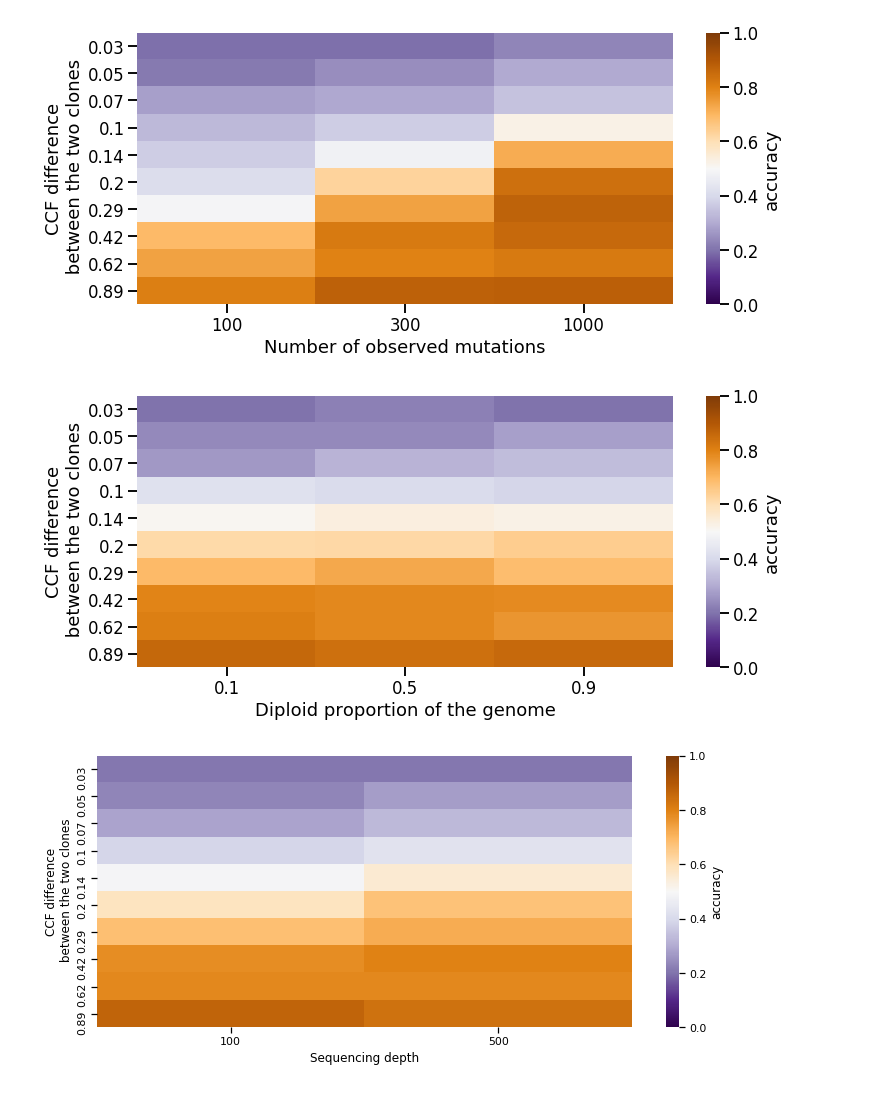
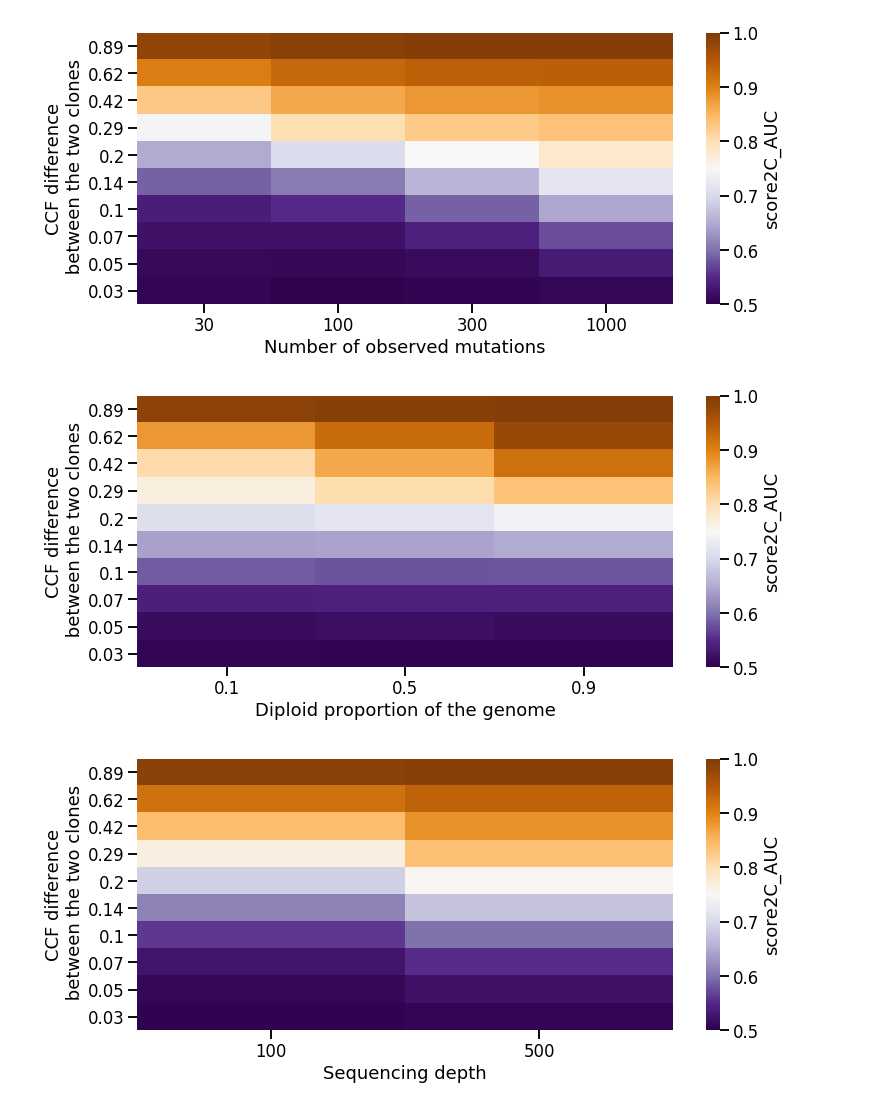
Before and after one commit to judithabk6/Clonesig_analysis, a Jupyter notebook: paper_notebooks/clonesig_separation_power.ipynb, the cells around one changed output. Saved outputs shown, nothing was run; the diff lists cells and outputs as text; code cells hidden in the pictures.

```diff
--- a/paper_notebooks/clonesig_separation_power.ipynb
+++ b/paper_notebooks/clonesig_separation_power.ipynb
@@ -12,21 +12,22 @@ import numpy as np
 import pandas as pd
 import os
 from statsmodels.stats.multitest import multipletests
-
+from pathlib import Path
 
 pd.options.display.max_columns = 200
 
 method_color_dict = {'ccube': '#548ebb', 'clonesig': '#fc9d53',
                      'deconstructsigs':'#793d66', 'palimpsest':'#e45683',
                      'pyclone': '#87d0bd', 'sciclone': '#e1f5aa',
-                     'tracksig': '#c4c3f9'}
+                     'tracksig': '#c4c3f9', 'tracksigfreq': '#8942fc'}
 hatch_dict = {'prefit': '/', 'cancertype': '.', 'cancer_type': '.',
              'all': '', 'all_nuclonal': '+'}
 sns.set_context("poster", font_scale=2)
 mpl.rcParams['hatch.linewidth'] = 3
 pd.options.display.max_columns = 200
-phd_folder_path = '/Users/JudithAbecassis/Documents/PhD'
-os.chdir('{}/TCGA_signatures'.format(phd_folder_path))
+os.chdir('..')
+output_path = '20200515_paper_figures/power_eval'
+Path(output_path).mkdir(parents=True, exist_ok=True)
 import warnings
 warnings.filterwarnings("ignore")
 # %%
@@ -48,7 +49,7 @@ $( document ).ready(code_toggle);
 # %% [output]
 [interactive output not drawn]
 # %%
-clonesig_res = pd.read_csv('201907805_eval_clonesig_power_2clones.csv', sep='\t')
+clonesig_res = pd.read_csv('20200513_eval_clonesig_power_2clones.csv', sep='\t')
 # %%
 clonesig_res = clonesig_res.assign(phi_dist=np.round(clonesig_res.phi_dist, 2))
 clonesig_res = clonesig_res.assign(min_dist=np.round(clonesig_res.min_dist, 2))
@@ -65,2 +64,0 @@ clonesig_res.head()
-# %%
-clonesig_res = clonesig_res.assign(accuracy=(clonesig_res.fitted_nb_clones==2).astype(int))
@@ -105,32 +94,32 @@ plt.savefig('20190801_paper_figures/separation_power.pdf', bbox_inches='tight')
 # %%
-uu=pd.pivot_table(index='phi_dist', columns='nb_mut', values='accuracy', aggfunc='mean', data=clonesig_res)
+uu=pd.pivot_table(index='phi_dist', columns='nb_mut', values='score2C_auc', aggfunc='mean', data=clonesig_res_[clonesig_res_.method=="clonesig"]).sort_index(ascending=False)
 sns.set_context('talk')
 plt.figure(figsize=(12, 5))
-ax=sns.heatmap(uu, cmap='PuOr_r', vmin=0, vmax=1, cbar_kws={'label': 'accuracy'})
+ax=sns.heatmap(uu, cmap='PuOr_r', vmin=0.5, vmax=1, cbar_kws={'label': 'score2C_AUC'})
 ax.set_xlabel("Number of observed mutations")
 ax.set_ylabel("CCF difference\n between the two clones")
-plt.savefig('20190801_paper_figures/separation_power_nbmut.pdf', bbox_inches='tight')
+plt.savefig('{}/clonesig_separation_power_nbmut.pdf'.format(output_path), bbox_inches='tight')
 # %% [output]
-[figure, old version]
+[figure, new version]
 # %%
-uu=pd.pivot_table(index='phi_dist', columns='perc_diploid', values='accuracy', aggfunc='mean', data=clonesig_res)
+uu=pd.pivot_table(index='phi_dist', columns='perc_diploid', values='score2C_auc', aggfunc='mean', data=clonesig_res_[clonesig_res_.method=="clonesig"]).sort_index(ascending=False)
 sns.set_context('talk')
 plt.figure(figsize=(12, 5))
-ax=sns.heatmap(uu, cmap='PuOr_r', vmin=0, vmax=1, cbar_kws={'label': 'accuracy'})
+ax=sns.heatmap(uu, cmap='PuOr_r', vmin=0.5, vmax=1, cbar_kws={'label': 'score2C_AUC'})
 
 ax.set_xlabel("Diploid proportion of the genome")
 ax.set_ylabel("CCF difference\n between the two clones")
-plt.savefig('20190801_paper_figures/separation_power_perc_dip.pdf', bbox_inches='tight')
+plt.savefig('{}/separation_power_perc_dip.pdf'.format(output_path), bbox_inches='tight')
 # %% [output]
-[figure, old version]
+[figure, new version]
 # %%
-uu=pd.pivot_table(index='phi_dist', columns='depth', values='accuracy', aggfunc='mean', data=clonesig_res)
-sns.set_context('notebook')
+uu=pd.pivot_table(index='phi_dist', columns='depth', values='score2C_auc', aggfunc='mean', data=clonesig_res_[clonesig_res_.method=="clonesig"]).sort_index(ascending=False)
+sns.set_context('talk')
 plt.figure(figsize=(12, 5))
-ax=sns.heatmap(uu, cmap='PuOr_r', vmin=0, vmax=1, cbar_kws={'label': 'accuracy'})
+ax=sns.heatmap(uu, cmap='PuOr_r', vmin=0.5, vmax=1, cbar_kws={'label': 'score2C_AUC'})
 
 ax.set_xlabel("Sequencing depth")
 ax.set_ylabel("CCF difference\n between the two clones")
-plt.savefig('20190801_paper_figures/separation_power_depth.pdf', bbox_inches='tight')
+plt.savefig('{}/clonesig_separation_power_depth.pdf'.format(output_path), bbox_inches='tight')
 # %% [output]
-[figure, old version]
+[figure, new version]
```
Also changed, not shown: parts of 10 cells of this notebook, 59 other files.
